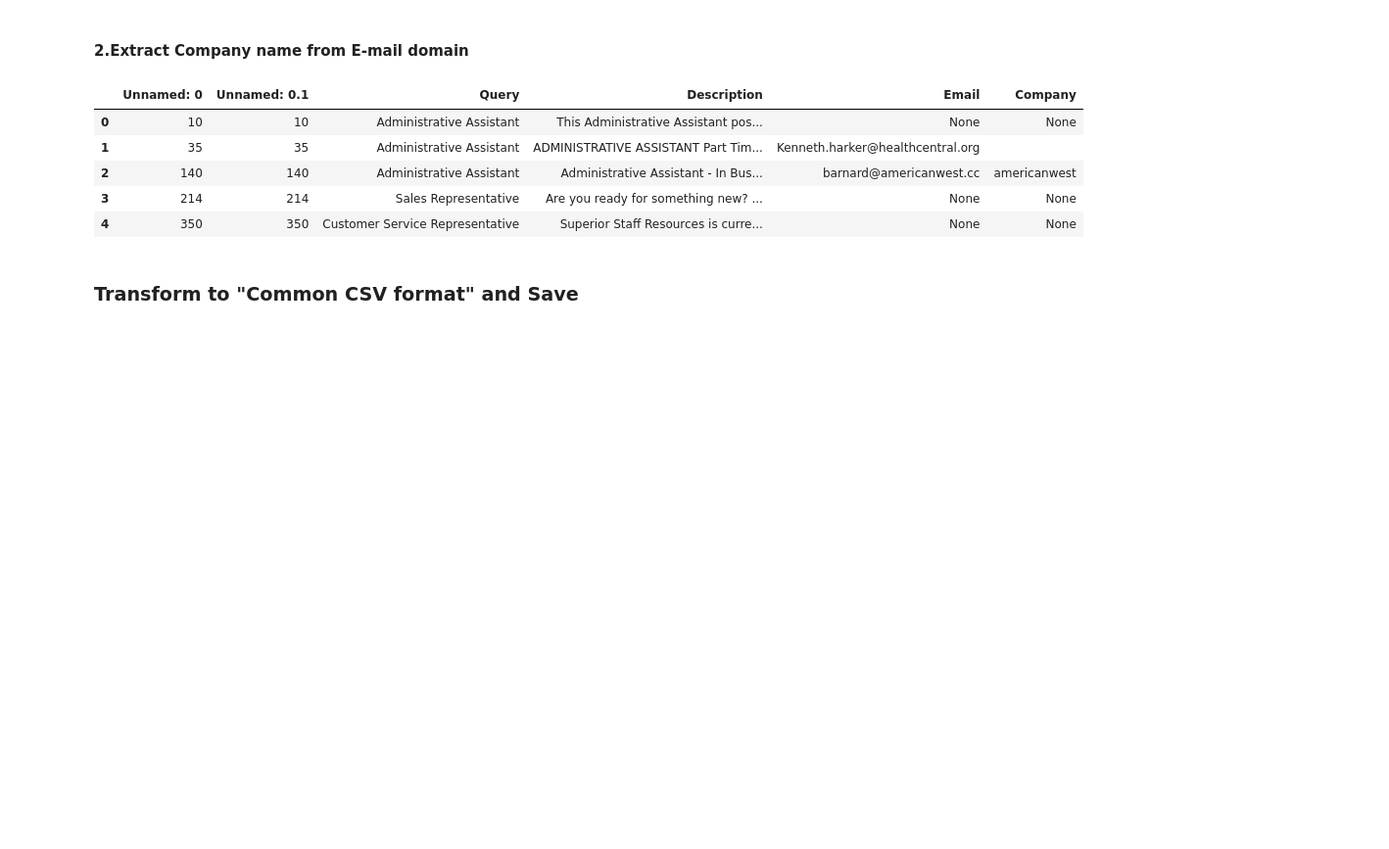
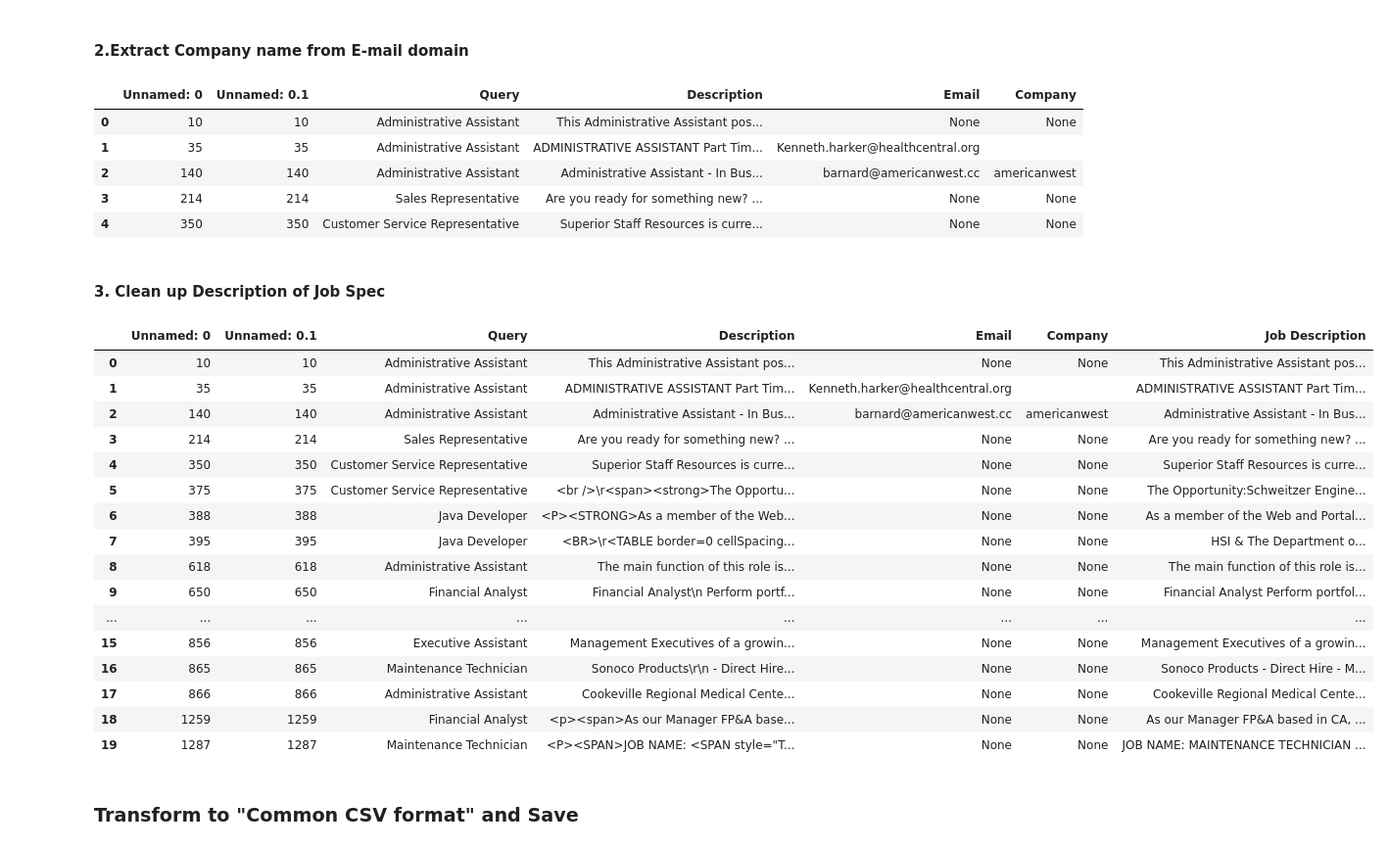
Before and after one commit to etzimopoulos/Job-descriptions-topic-modelling-using-NLP, a Jupyter notebook: topic-modelling-part1-data-sourcing.ipynb, the cells around one changed output. Shown at 98% size. Drawn from its saved outputs; the diff is of its cells as text; code cells hidden in the pictures; blank space fills up the shorter version.

```diff
--- a/topic-modelling-part1-data-sourcing.ipynb
+++ b/topic-modelling-part1-data-sourcing.ipynb
@@ -100,3 +100,5 @@ jobs.head()
 | 2 | 140 | 140 | Administrative Assistant | Administrative Assistant - In Bus... | barnard@americanwest.cc | americanwest |
 | 3 | 214 | 214 | Sales Representative | Are you ready for something new? ... | None | None |
 | 4 | 350 | 350 | Customer Service Representative | Superior Staff Resources is curre... | None | None |
+# %% [markdown]
+#### 3. Clean up Description of Job Spec
@@ -103,3 +108,23 @@ jobs.head()
+# %%
+jobs.head(20)
+# %% [output]
+|  | Unnamed: 0 | Unnamed: 0.1 | Query | Description | Email | Company | Job Description |
+| 0 | 10 | 10 | Administrative Assistant | This Administrative Assistant pos... | None | None | This Administrative Assistant pos... |
+| 1 | 35 | 35 | Administrative Assistant | ADMINISTRATIVE ASSISTANT Part Tim... | Kenneth.harker@healthcentral.org |  | ADMINISTRATIVE ASSISTANT Part Tim... |
+| 2 | 140 | 140 | Administrative Assistant | Administrative Assistant - In Bus... | barnard@americanwest.cc | americanwest | Administrative Assistant - In Bus... |
+| 3 | 214 | 214 | Sales Representative | Are you ready for something new? ... | None | None | Are you ready for something new? ... |
+| 4 | 350 | 350 | Customer Service Representative | Superior Staff Resources is curre... | None | None | Superior Staff Resources is curre... |
+| 5 | 375 | 375 | Customer Service Representative | <br />\r<span><strong>The Opportu... | None | None | The Opportunity:Schweitzer Engine... |
+| 6 | 388 | 388 | Java Developer | <P><STRONG>As a member of the Web... | None | None | As a member of the Web and Portal... |
+| 7 | 395 | 395 | Java Developer | <BR>\r<TABLE border=0 cellSpacing... | None | None | HSI & The Department o... |
+| 8 | 618 | 618 | Administrative Assistant | The main function of this role is... | None | None | The main function of this role is... |
+| 9 | 650 | 650 | Financial Analyst | Financial Analyst\n Perform portf... | None | None | Financial Analyst Perform portfol... |
+| ... | ... | ... | ... | ... | ... | ... | ... |
+| 15 | 856 | 856 | Executive Assistant | Management Executives of a growin... | None | None | Management Executives of a growin... |
+| 16 | 865 | 865 | Maintenance Technician | Sonoco Products\r\n - Direct Hire... | None | None | Sonoco Products - Direct Hire - M... |
+| 17 | 866 | 866 | Administrative Assistant | Cookeville Regional Medical Cente... | None | None | Cookeville Regional Medical Cente... |
+| 18 | 1259 | 1259 | Financial Analyst | <p><span>As our Manager FP&A base... | None | None | As our Manager FP&A based in CA, ... |
+| 19 | 1287 | 1287 | Maintenance Technician | <P><SPAN>JOB NAME: <SPAN style="T... | None | None | JOB NAME: MAINTENANCE TECHNICIAN ... |
 # %% [markdown]
 ### Transform to "Common CSV format" and Save
 # %%
```
Also changed, not shown: parts of 4 cells of this notebook, 2 other files.
